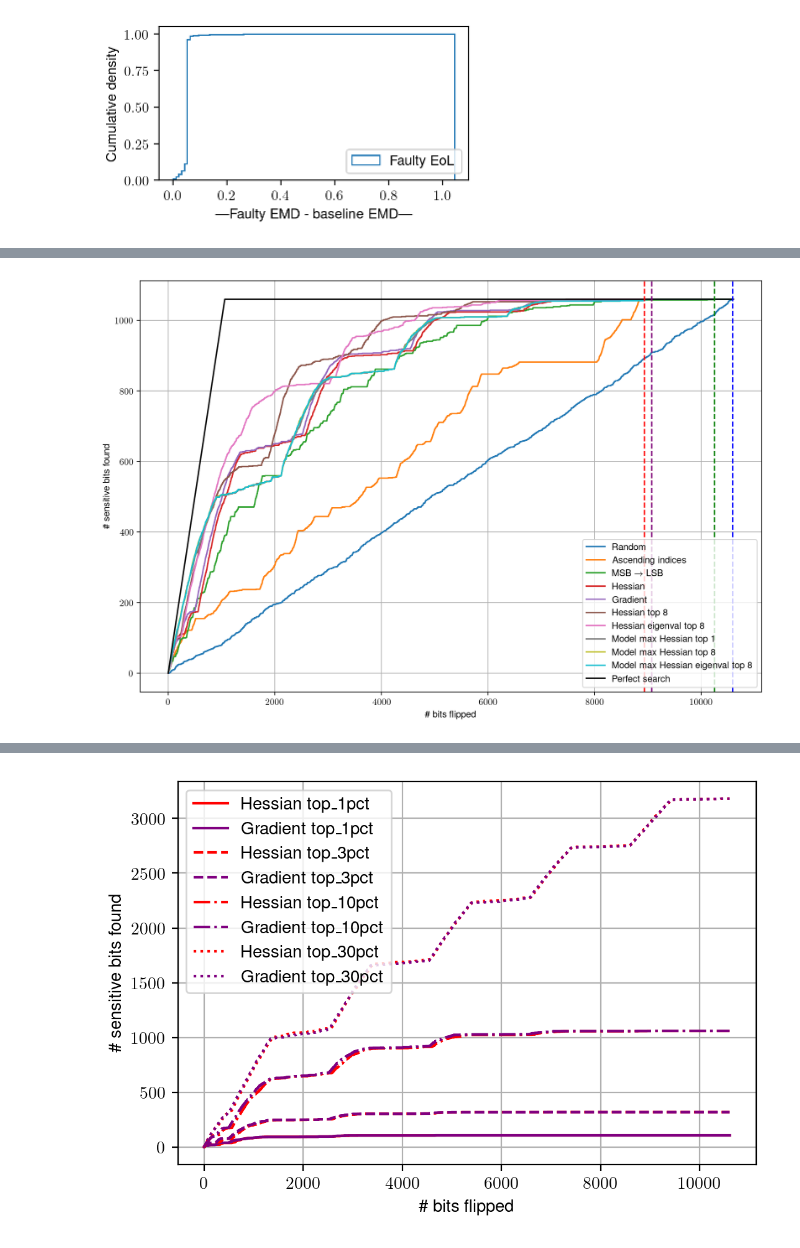
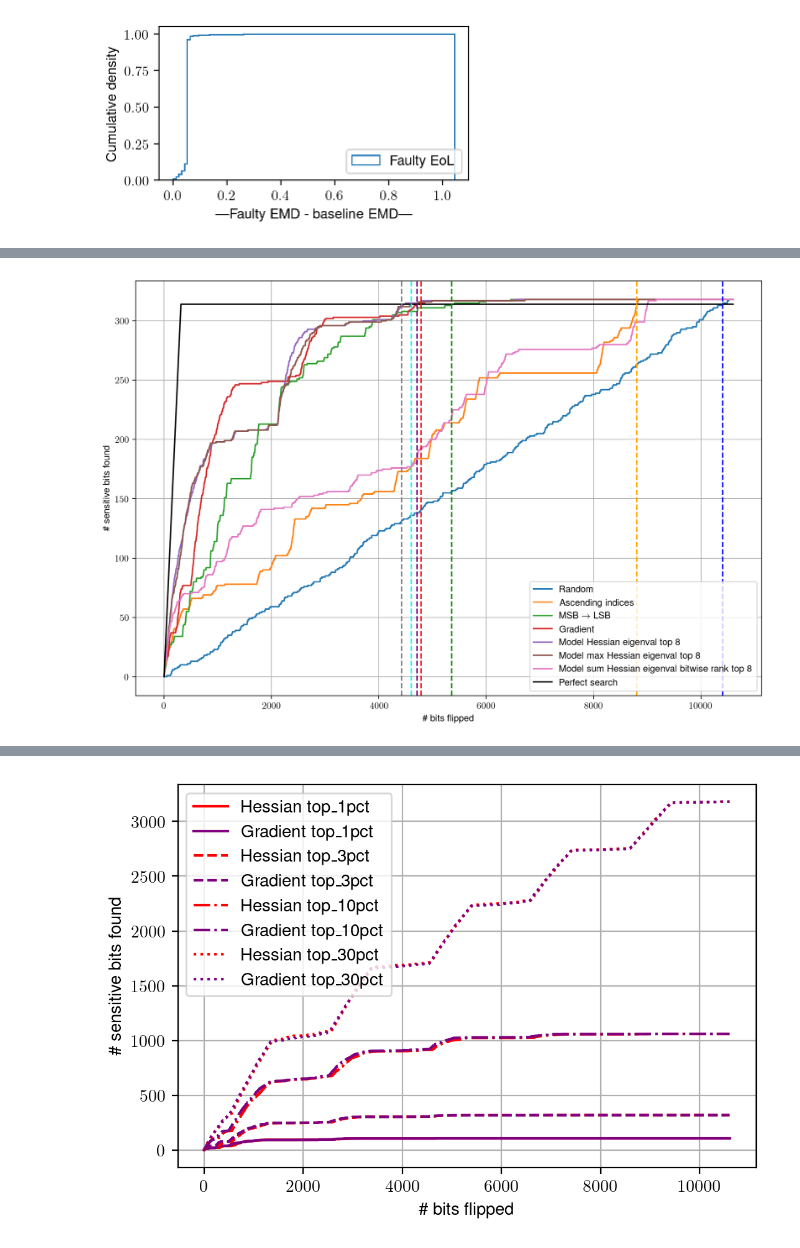
Before and after one commit to oliviaweng/fastml-science, a Jupyter notebook: sensor-data-compression/hessian-analysis/plot_paramater_ranking.ipynb, the cells around one changed output, grey strips where cells are left out. Drawn from its saved outputs; the diff is of its cells as text; code cells hidden in the pictures.

```diff
--- a/sensor-data-compression/hessian-analysis/plot_paramater_ranking.ipynb
+++ b/sensor-data-compression/hessian-analysis/plot_paramater_ranking.ipynb
@@ -292,9 +299,9 @@ int_bits = deterministic_bit_indices[1::5]
 frac_bits = np.concatenate((deterministic_bit_indices[2::5], deterministic_bit_indices[3::5], deterministic_bit_indices[4::5]))
 bit_ordered_indices = np.concatenate((sign_bits, int_bits, frac_bits))
 
-TOP_K_LABEL = 'top_10pct'
-top_k_bit_indices = top_10pct_bit_indices
-NUM_TOP_K_BIT_INDICES = len(top_k_bit_indices)
+TOP_K_LABEL = 'top_3pct'
+top_k_bit_indices = top_3pct_bit_indices
+NUM_TOP_K_BIT_INDICES = int(len(top_k_bit_indices) * 0.99)
 
 grad_found = []
 random_found = []
@@ -311,7 +318,10 @@ model_hessian_eigenval_top24_found = []
 model_hessian_eigenval_top50_found = []
 model_max_hessian_top1_found = []
 model_max_hessian_top8_found = []
+model_max_hessian_eigenval_top5_found = []
 model_max_hessian_eigenval_top8_found = []
+model_max_hessian_eigenval_top50_found = []
+model_sum_hess_eigenval_bitwise_rank_top8_found = []
 for i in range(NUM_BITS):
     if random_bit_indices[i] in top_k_bit_indices:
         random_found.append(1)
@@ -373,10 +383,22 @@ for i in range(NUM_BITS):
         model_max_hessian_top8_found.append(1)
     if model_max_hessian_rank_top8[i] not in top_k_bit_indices:
         model_max_hessian_top8_found.append(0)
+    if model_max_hessian_eigenval_rank_top5[i] in top_k_bit_indices:
+        model_max_hessian_eigenval_top5_found.append(1)
+    if model_max_hessian_eigenval_rank_top5[i] not in top_k_bit_indices:
+        model_max_hessian_eigenval_top5_found.append(0)
     if model_max_hessian_eigenval_rank_top8[i] in top_k_bit_indices:
         model_max_hessian_eigenval_top8_found.append(1)
     if model_max_hessian_eigenval_rank_top8[i] not in top_k_bit_indices:
         model_max_hessian_eigenval_top8_found.append(0)
+    if model_max_hessian_eigenval_rank_top50[i] in top_k_bit_indices:
+        model_max_hessian_eigenval_top50_found.append(1)
+    if model_max_hessian_eigenval_rank_top50[i] not in top_k_bit_indices:
+        model_max_hessian_eigenval_top50_found.append(0)
+    if model_sum_hess_eigenval_bitwise_rank_top8[i] in top_k_bit_indices:
+        model_sum_hess_eigenval_bitwise_rank_top8_found.append(1)
+    if model_sum_hess_eigenval_bitwise_rank_top8[i] not in top_k_bit_indices:
+        model_sum_hess_eigenval_bitwise_rank_top8_found.append(0)
 
 random_found = np.cumsum(np.array(random_found))
 random_all_bits_found = np.argwhere(random_found == NUM_TOP_K_BIT_INDICES)[0][0]
@@ -427,35 +449,49 @@ model_max_hessian_top8_found = np.cumsum(np.array(model_max_hessian_top8_found))
 model_max_hess_top8_all_bits_found = np.argwhere(model_max_hessian_top8_found == NUM_TOP_K_BIT_INDICES)[0][0]
 print(f"Found all bits with model max Hessian top 8 at {model_max_hess_top8_all_bits_found} bits flipped")
 
+model_max_hessian_eigenval_top5_found = np.cumsum(np.array(model_max_hessian_eigenval_top5_found))
+model_max_hess_eigenval_top5_all_bits_found = np.argwhere(model_max_hessian_eigenval_top5_found == NUM_TOP_K_BIT_INDICES)[0][0]
+print(f"Found all bits with model max Hessian eigenval top 5 at {model_max_hess_eigenval_top5_all_bits_found} bits flipped")
+
 model_max_hessian_eigenval_top8_found = np.cumsum(np.array(model_max_hessian_eigenval_top8_found))
 model_max_hess_eigenval_top8_all_bits_found = np.argwhere(model_max_hessian_eigenval_top8_found == NUM_TOP_K_BIT_INDICES)[0][0]
 print(f"Found all bits with model max Hessian eigenval top 8 at {model_max_hess_eigenval_top8_all_bits_found} bits flipped")
+
+model_max_hessian_eigenval_top50_found = np.cumsum(np.array(model_max_hessian_eigenval_top50_found))
+model_max_hess_eigenval_top50_all_bits_found = np.argwhere(model_max_hessian_eigenval_top50_found == NUM_TOP_K_BIT_INDICES)[0][0]
+print(f"Found all bits with model max Hessian eigenval top 50 at {model_max_hess_eigenval_top50_all_bits_found} bits flipped")
+
+model_sum_hess_eigenval_bitwise_rank_top8_found = np.cumsum(np.array(model_sum_hess_eigenval_bitwise_rank_top8_found))
+model_sum_hess_eigenval_bitwise_rank_top8_all_bits_found = np.argwhere(model_sum_hess_eigenval_bitwise_rank_top8_found == NUM_TOP_K_BIT_INDICES)[0][0]
+print(f"Found all bits with model sum Hessian eigenval bitwise rank top 8 at {model_sum_hess_eigenval_bitwise_rank_top8_all_bits_found} bits flipped")
 
 perfect_search = np.concatenate((
     np.arange(NUM_TOP_K_BIT_INDICES),
     np.array([NUM_TOP_K_BIT_INDICES] * (NUM_BITS - NUM_TOP_K_BIT_INDICES))
 ))
 
-print(model_max_hessian_top1_found[:20])
 
 # Plot
 fig, ax = plt.subplots(figsize=(12,8)) # Sample figsize in inches
 ax.plot(np.arange(NUM_BITS), random_found, label='Random')
 ax.plot(np.arange(NUM_BITS), deterministic_found, label='Ascending indices')
 ax.plot(np.arange(NUM_BITS), bit_ordered_found, label=r'MSB $\rightarrow$ LSB')
-ax.plot(np.arange(NUM_BITS), hessian_found, label='Hessian')
+# ax.plot(np.arange(NUM_BITS), hessian_found, label='Hessian')
 ax.plot(np.arange(NUM_BITS), grad_found, label='Gradient')
 # ax.plot(np.arange(NUM_BITS), hessian_top3_found, label='Hessian top 3')
 # ax.plot(np.arange(NUM_BITS), hessian_top5_found, label='Hessian top 5')
-ax.plot(np.arange(NUM_BITS), hessian_top8_found, label='Hessian top 8')
-ax.plot(np.arange(NUM_BITS), hessian_eigenval_top8_found, label='Hessian eigenval top 8')
+# ax.plot(np.arange(NUM_BITS), hessian_top8_found, label='Hessian top 8')
+# ax.plot(np.arange(NUM_BITS), hessian_eigenval_top8_found, label='Hessian eigenval top 8')
 # ax.plot(np.arange(NUM_BITS), model_hessian_eigenval_top1_found, label='Model Hessian eigenval top 1')
-# ax.plot(np.arange(NUM_BITS), model_hessian_eigenval_top8_found, label='Model Hessian eigenval top 8')
+ax.plot(np.arange(NUM_BITS), model_hessian_eigenval_top8_found, label='Model Hessian eigenval top 8')
 # ax.plot(np.arange(NUM_BITS), model_hessian_eigenval_top24_found, label='Model Hessian eigenval top 24')
 # ax.plot(np.arange(NUM_BITS), model_hessian_eigenval_top50_found, label='Model Hessian eigenval top 50')
-ax.plot(np.arange(NUM_BITS), model_max_hessian_top1_found, label='Model max Hessian top 1')
-ax.plot(np.arange(NUM_BITS), model_max_hessian_top8_found, label='Model max Hessian top 8')
+# ax.plot(np.arange(NUM_BITS), model_max_hessian_top1_found, label='Model max Hessian top 1')
+# ax.plot(np.arange(NUM_BITS), model_max_hessian_top8_found, label='Model max Hessian top 8')
+# ax.plot(np.arange(NUM_BITS), model_max_hessian_eigenval_top5_found, label='Model max Hessian eigenval top 5')
 ax.plot(np.arange(NUM_BITS), model_max_hessian_eigenval_top8_found, label='Model max Hessian eigenval top 8')
+# ax.plot(np.arange(NUM_BITS), model_max_hessian_eigenval_top50_found, label='Model max Hessian eigenval top 50')
+ax.plot(np.arange(NUM_BITS), model_sum_hess_eigenval_bitwise_rank_top8_found, label='Model sum Hessian eigenval bitwise rank top 8')
 ax.plot(np.arange(NUM_BITS), perfect_search, color='black', label='Perfect search')
 ax.set_xlabel('\# bits flipped')
 ax.set_ylabel('\# sensitive bits found')
@@ -473,5 +509,7 @@ plt.axvline(x=grad_all_bits_found, color='purple', linestyle='--')
 # plt.axvline(x=hess_eigenval_top8_all_bits_found, color='magenta', linestyle='--')
 # plt.axvline(x=model_hess_eigenval_top1_all_bits_found, color='cyan', linestyle='--')
 # plt.axvline(x=model_hess_eigenval_top8_all_bits_found, linestyle=':')
+plt.axvline(x=model_hess_eigenval_top24_all_bits_found, color='gray', linestyle='--')
+plt.axvline(x=model_max_hess_eigenval_top8_all_bits_found, color='cyan', linestyle='--')
 plt.savefig(f'plots/fault_sensitivity_ranking_{TOP_K_LABEL}.pdf', dpi=300, bbox_inches='tight')
 # %% [output]
@@ -495,4 +535,4 @@ Found all bits with model max Hessian eigenval top 8 at 8997 bits flipped
-[figure, old version]
+[figure, new version]
 # %%
 # Delta EMD ranking
 grad_delta_emd = []
```
Also changed, not shown: parts of 4 cells of this notebook, 16 other files.
